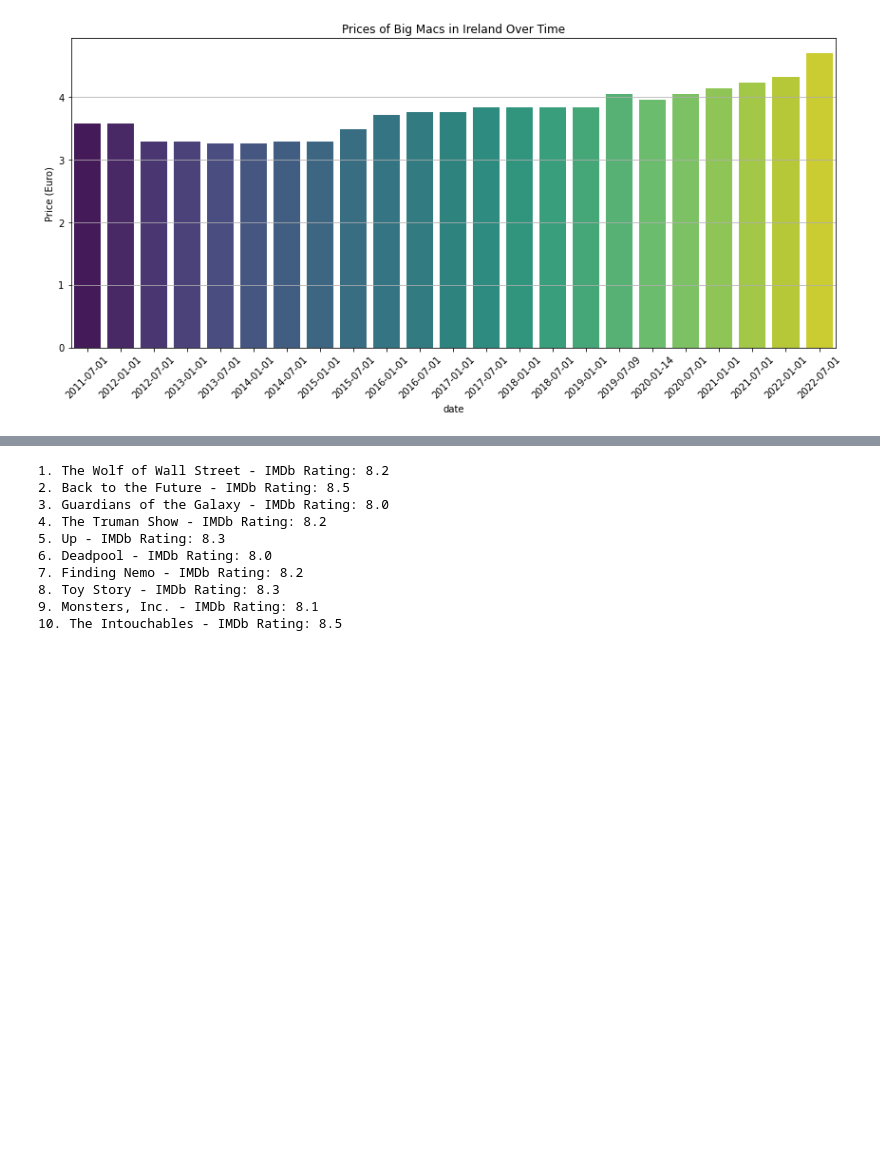
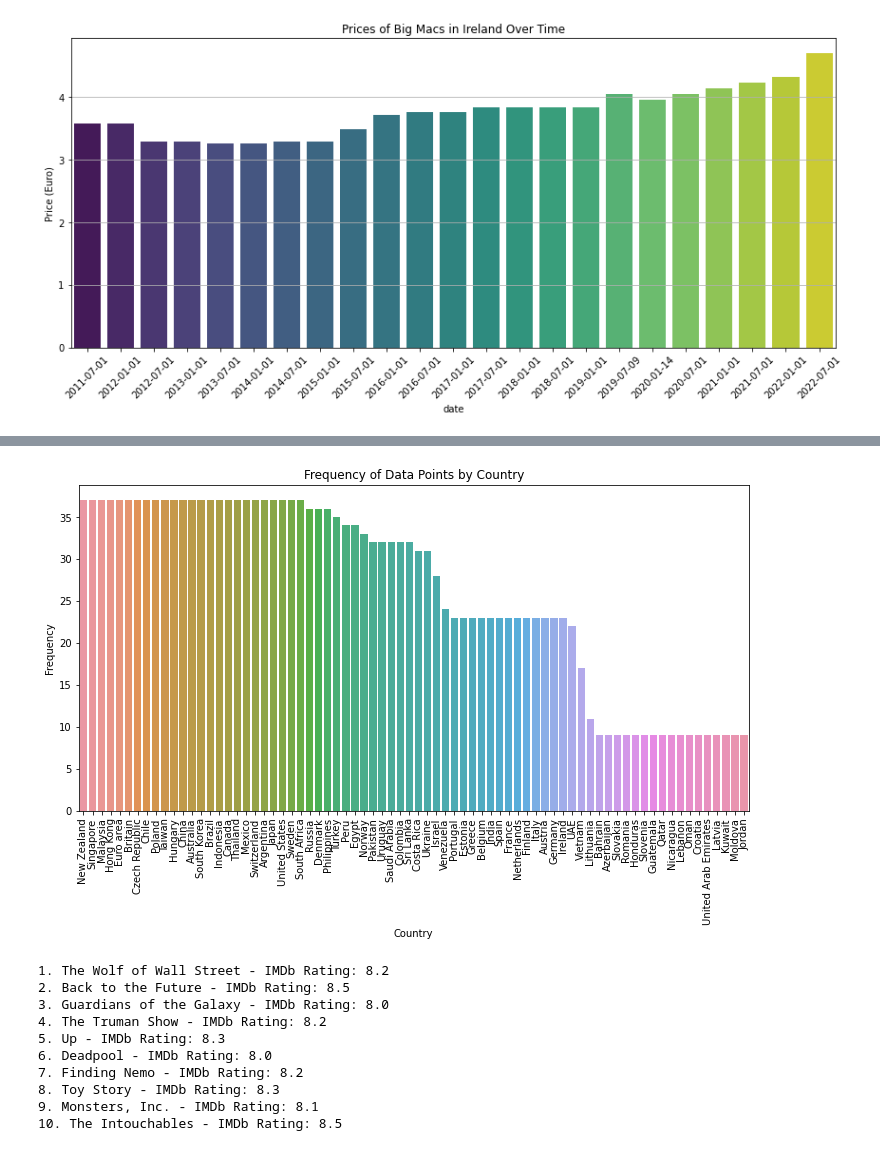
Before and after one commit to Shwearrr/UCDPA_Alexander, a Jupyter notebook: UCDPA_Alexander.ipynb, the cells around one changed output, grey strips where cells are left out. Cells and saved outputs as stored; diff of their text form; code cells hidden in the pictures; blank space fills up the shorter version.

```diff
--- a/UCDPA_Alexander.ipynb
+++ b/UCDPA_Alexander.ipynb
@@ -246,3 +283,18 @@ plt.show()
+# %%
+# The frequency of data points (observations) for each country
+# Count the number of data points for each country
+country_counts = df['Country'].value_counts()
+
+# Create a bar plot for country frequency
+plt.figure(figsize=(12, 6))
+sns.barplot(x=country_counts.index, y=country_counts.values)
+plt.title('Frequency of Data Points by Country')
+plt.xlabel('Country')
+plt.ylabel('Frequency')
+plt.xticks(rotation=90)
+plt.show()
+# %% [output]
+[figure, added]
 # %%
 # Below are eaxamples of requirments for achieving points in my dataset.
 # %%
```
Also changed, not shown: parts of 4 cells of this notebook.
